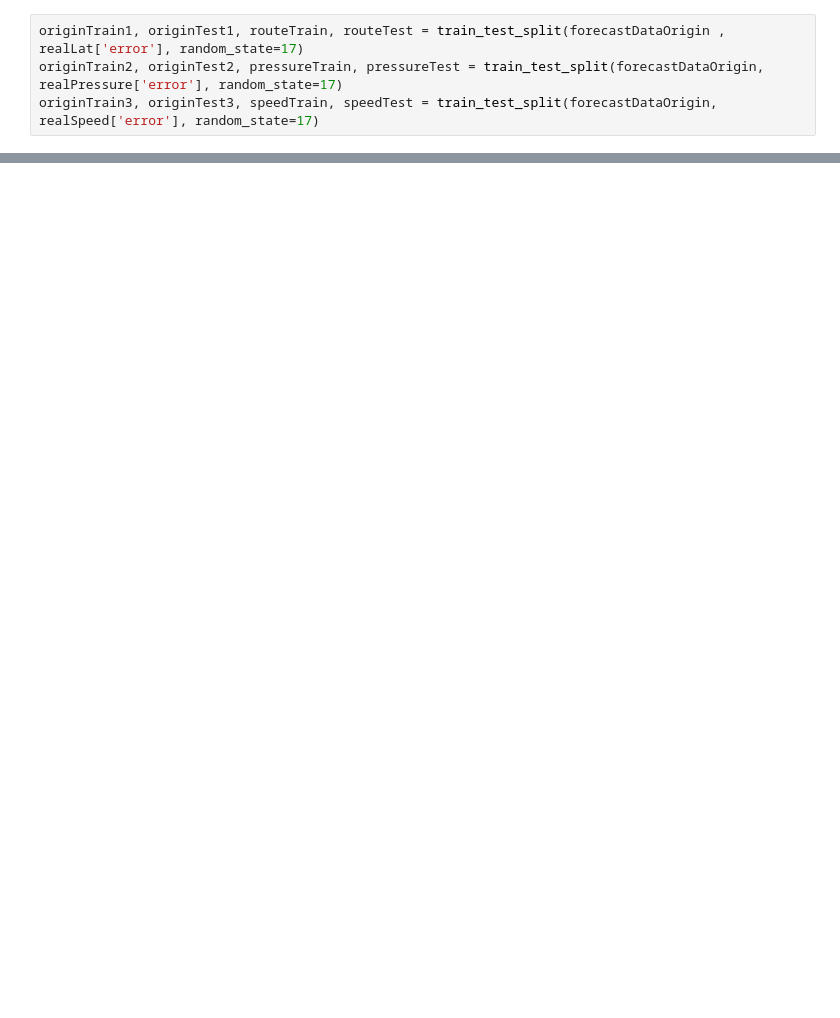
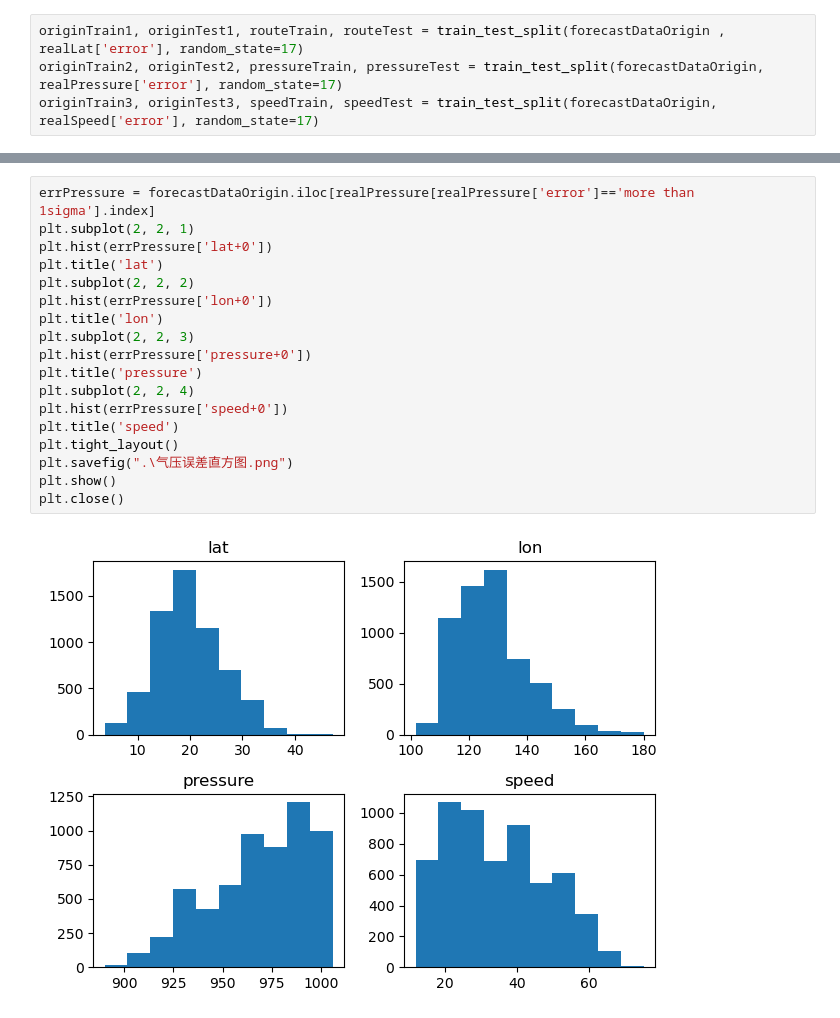
Before and after one commit to leosssssss/dachuang, a Jupyter notebook: typhoonForecastTree.ipynb, the cells around one changed output, grey strips where cells are left out. Saved outputs shown, nothing was run; the diff lists cells and outputs as text; blank space fills up the shorter version.

```diff
--- a/typhoonForecastTree.ipynb
+++ b/typhoonForecastTree.ipynb
@@ -219,0 +209,20 @@ export_graphviz(estimator1, out_file='routeTree.dot', feature_names=['lat', 'lon
+# %%
+errPressure = forecastDataOrigin.iloc[realPressure[realPressure['error']=='more than 1sigma'].index]
+plt.subplot(2, 2, 1)
+plt.hist(errPressure['lat+0'])
+plt.title('lat')
+plt.subplot(2, 2, 2)
+plt.hist(errPressure['lon+0'])
+plt.title('lon')
+plt.subplot(2, 2, 3)
+plt.hist(errPressure['pressure+0'])
+plt.title('pressure')
+plt.subplot(2, 2, 4)
+plt.hist(errPressure['speed+0'])
+plt.title('speed')
+plt.tight_layout()
+plt.savefig(".\气压误差直方图.png")
+plt.show()
+plt.close()
+# %% [output]
+[figure, added]
```
Also changed, not shown: parts of 29 cells of this notebook.
